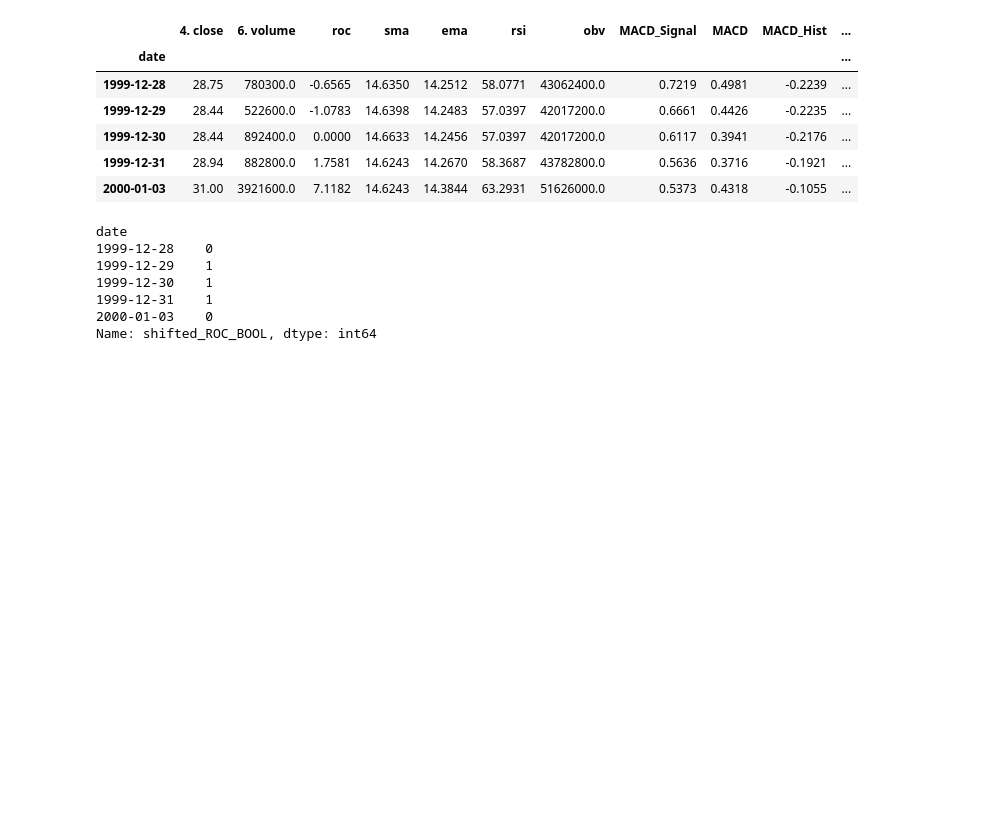
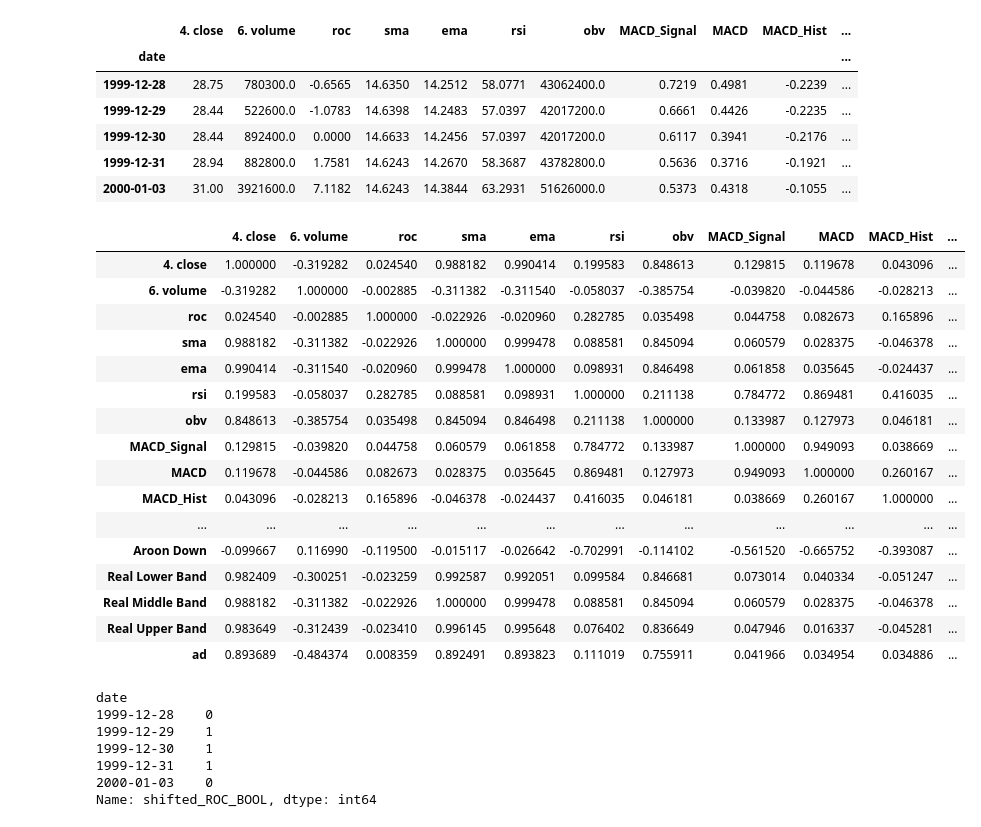
Before and after one commit to aitabot/xgboost_playground, a Jupyter notebook: Playground_Feedback2.ipynb, the cells around one changed output. Drawn from its saved outputs; the diff is of its cells as text; code cells hidden in the pictures; blank space fills up the shorter version.

```diff
--- a/Playground_Feedback2.ipynb
+++ b/Playground_Feedback2.ipynb
@@ -5,6 +6,6 @@ import xgboost as xgb
 from sklearn.model_selection import train_test_split
 # %%
-df_full = pd.read_csv('data_feedback2.csv', index_col="date", parse_dates=["date"])
+df_full = pd.read_csv('dataload_2021-05-28.csv', index_col="date", parse_dates=["date"])
 df_full.dropna(inplace=True)
 df = df_full[:4000]
 df_eval = df_full[4001:]
@@ -23,6 +24,26 @@ x.head()
 | 1999-12-30 | 28.44 | 892400.0 | 0.0000 | 14.6633 | 14.2456 | 57.0397 | 42017200.0 | 0.6117 | 0.3941 | -0.2176 | ... |
 | 1999-12-31 | 28.94 | 882800.0 | 1.7581 | 14.6243 | 14.2670 | 58.3687 | 43782800.0 | 0.5636 | 0.3716 | -0.1921 | ... |
 | 2000-01-03 | 31.00 | 3921600.0 | 7.1182 | 14.6243 | 14.3844 | 63.2931 | 51626000.0 | 0.5373 | 0.4318 | -0.1055 | ... |
+# %%
+x.corr(method='spearman')
+# %% [output]
+|  | 4. close | 6. volume | roc | sma | ema | rsi | obv | MACD_Signal | MACD | MACD_Hist | ... |
+| 4. close | 1.000000 | -0.319282 | 0.024540 | 0.988182 | 0.990414 | 0.199583 | 0.848613 | 0.129815 | 0.119678 | 0.043096 | ... |
+| 6. volume | -0.319282 | 1.000000 | -0.002885 | -0.311382 | -0.311540 | -0.058037 | -0.385754 | -0.039820 | -0.044586 | -0.028213 | ... |
+| roc | 0.024540 | -0.002885 | 1.000000 | -0.022926 | -0.020960 | 0.282785 | 0.035498 | 0.044758 | 0.082673 | 0.165896 | ... |
+| sma | 0.988182 | -0.311382 | -0.022926 | 1.000000 | 0.999478 | 0.088581 | 0.845094 | 0.060579 | 0.028375 | -0.046378 | ... |
+| ema | 0.990414 | -0.311540 | -0.020960 | 0.999478 | 1.000000 | 0.098931 | 0.846498 | 0.061858 | 0.035645 | -0.024437 | ... |
+| rsi | 0.199583 | -0.058037 | 0.282785 | 0.088581 | 0.098931 | 1.000000 | 0.211138 | 0.784772 | 0.869481 | 0.416035 | ... |
+| obv | 0.848613 | -0.385754 | 0.035498 | 0.845094 | 0.846498 | 0.211138 | 1.000000 | 0.133987 | 0.127973 | 0.046181 | ... |
+| MACD_Signal | 0.129815 | -0.039820 | 0.044758 | 0.060579 | 0.061858 | 0.784772 | 0.133987 | 1.000000 | 0.949093 | 0.038669 | ... |
+| MACD | 0.119678 | -0.044586 | 0.082673 | 0.028375 | 0.035645 | 0.869481 | 0.127973 | 0.949093 | 1.000000 | 0.260167 | ... |
+| MACD_Hist | 0.043096 | -0.028213 | 0.165896 | -0.046378 | -0.024437 | 0.416035 | 0.046181 | 0.038669 | 0.260167 | 1.000000 | ... |
+| ... | ... | ... | ... | ... | ... | ... | ... | ... | ... | ... | ... |
+| Aroon Down | -0.099667 | 0.116990 | -0.119500 | -0.015117 | -0.026642 | -0.702991 | -0.114102 | -0.561520 | -0.665752 | -0.393087 | ... |
+| Real Lower Band | 0.982409 | -0.300251 | -0.023259 | 0.992587 | 0.992051 | 0.099584 | 0.846681 | 0.073014 | 0.040334 | -0.051247 | ... |
+| Real Middle Band | 0.988182 | -0.311382 | -0.022926 | 1.000000 | 0.999478 | 0.088581 | 0.845094 | 0.060579 | 0.028375 | -0.046378 | ... |
+| Real Upper Band | 0.983649 | -0.312439 | -0.023410 | 0.996145 | 0.995648 | 0.076402 | 0.836649 | 0.047946 | 0.016337 | -0.045281 | ... |
+| ad | 0.893689 | -0.484374 | 0.008359 | 0.892491 | 0.893823 | 0.111019 | 0.755911 | 0.041966 | 0.034954 | 0.034886 | ... |
 # %%
 y = df['shifted_ROC_BOOL'].copy()
 y.head()
```
Also changed, not shown: parts of 9 cells of this notebook, 3 other files.
